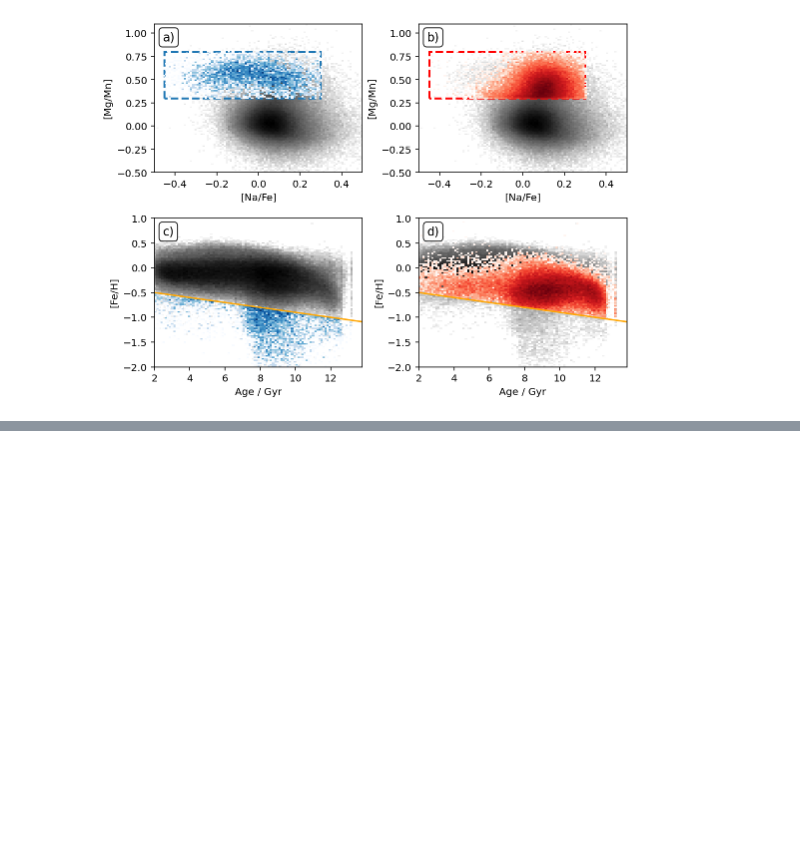
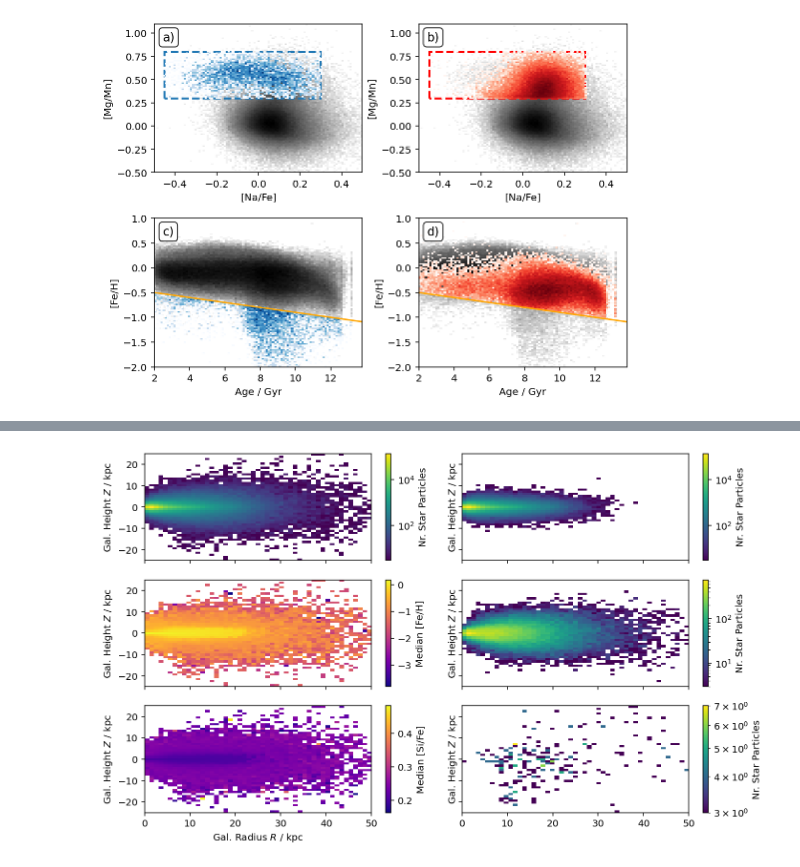
Before and after one commit to svenbuder/Accretion_Clues_ObsSim, a Jupyter notebook: mijnarends_2022_accretion_clues_simulation.ipynb, the cells around one changed output, grey strips where cells are left out. Cells and saved outputs as stored; diff of their text form; code cells hidden in the pictures; blank space fills up the shorter version.

```diff
--- a/mijnarends_2022_accretion_clues_simulation.ipynb
+++ b/mijnarends_2022_accretion_clues_simulation.ipynb
@@ -966,0 +1094,85 @@ plot_nafe_mgmn_dissection()
+# %%
+f, gs = plt.subplots(3,2,figsize=(10,6),sharex=True,sharey=True)
+
+x_bins = np.linspace(0,50,50)
+y_bins = np.linspace(-25,25,50)
+
+
+X = np.sqrt(sim['x']**2+sim['y']**2)
+Y = sim['z']
+
+ax=gs[0,0]
+p = ax.hist2d(
+    X,
+    Y,
+    bins=(x_bins,y_bins),
+    cmin=3,
+    norm=LogNorm()
+);
+ax.set_ylabel('Gal. Height $Z$ / kpc')
+c = plt.colorbar(p[-1],ax=ax)
+c.set_label('Nr. Star Particles')
+
+ax=gs[1,0]
+hist2d_bin_colored(
+    X,
+    Y,
+    Z = sim['Fe_H'],
+    X_label=None,Y_label='Gal. Height $Z$ / kpc',Z_label='Median [Fe/H]',
+    bins=(x_bins,y_bins),
+    bin_function='median',
+    ax=ax,
+    cmap='plasma',
+    minimum_bin_entries = 3
+)
+
+ax=gs[2,0]
+hist2d_bin_colored(
+    X,
+    Y,
+    Z = sim['Si_H'] - sim['Fe_H'],
+    X_label='Gal. Radius $R$ / kpc',Y_label='Gal. Height $Z$ / kpc',Z_label='Median [Si/Fe]',
+    bins=(x_bins,y_bins),
+    bin_function='median',
+    ax=ax,
+    cmap='plasma',
+    minimum_bin_entries = 3
+)
+
+ax=gs[0,1]
+p = ax.hist2d(
+    X[selection_sequence1],
+    Y[selection_sequence1],
+    bins=(x_bins,y_bins),
+    cmin=3,
+    norm=LogNorm()
+);
+ax.set_ylabel('Gal. Height $Z$ / kpc')
+c = plt.colorbar(p[-1],ax=ax)
+c.set_label('Nr. Star Particles')
+ax=gs[1,1]
+p = ax.hist2d(
+    X[selection_sequence2],
+    Y[selection_sequence2],
+    bins=(x_bins,y_bins),
+    cmin=3,
+    norm=LogNorm()
+);
+ax.set_ylabel('Gal. Height $Z$ / kpc')
+c = plt.colorbar(p[-1],ax=ax)
+c.set_label('Nr. Star Particles')
+ax=gs[2,1]
+p = ax.hist2d(
+    X[selection_sequence3],
+    Y[selection_sequence3],
+    bins=(x_bins,y_bins),
+    cmin=3,
+    norm=LogNorm()
+);
+ax.set_ylabel('Gal. Height $Z$ / kpc')
+c = plt.colorbar(p[-1],ax=ax)
+c.set_label('Nr. Star Particles')
+
+plt.tight_layout()
+# %% [output]
+[figure, added]
```
Also changed, not shown: parts of 7 cells of this notebook.
